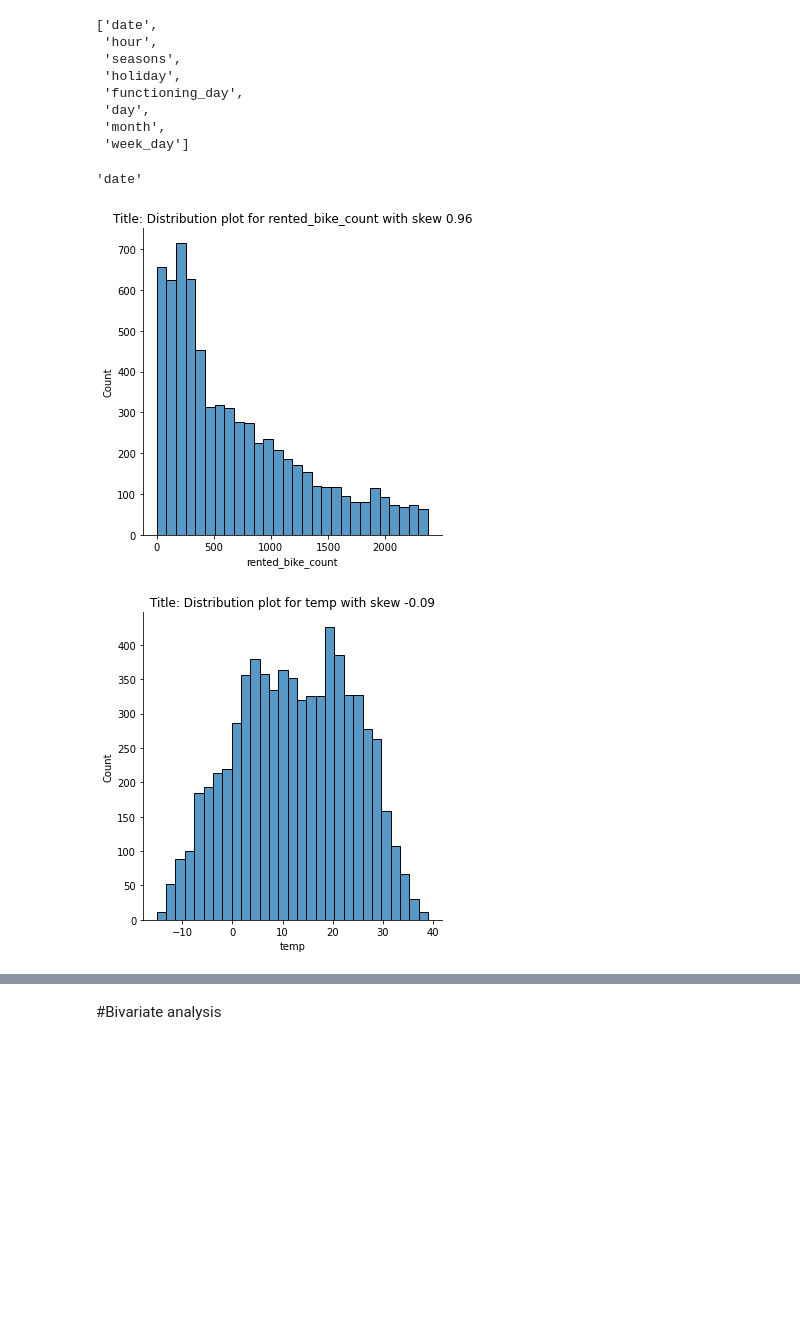
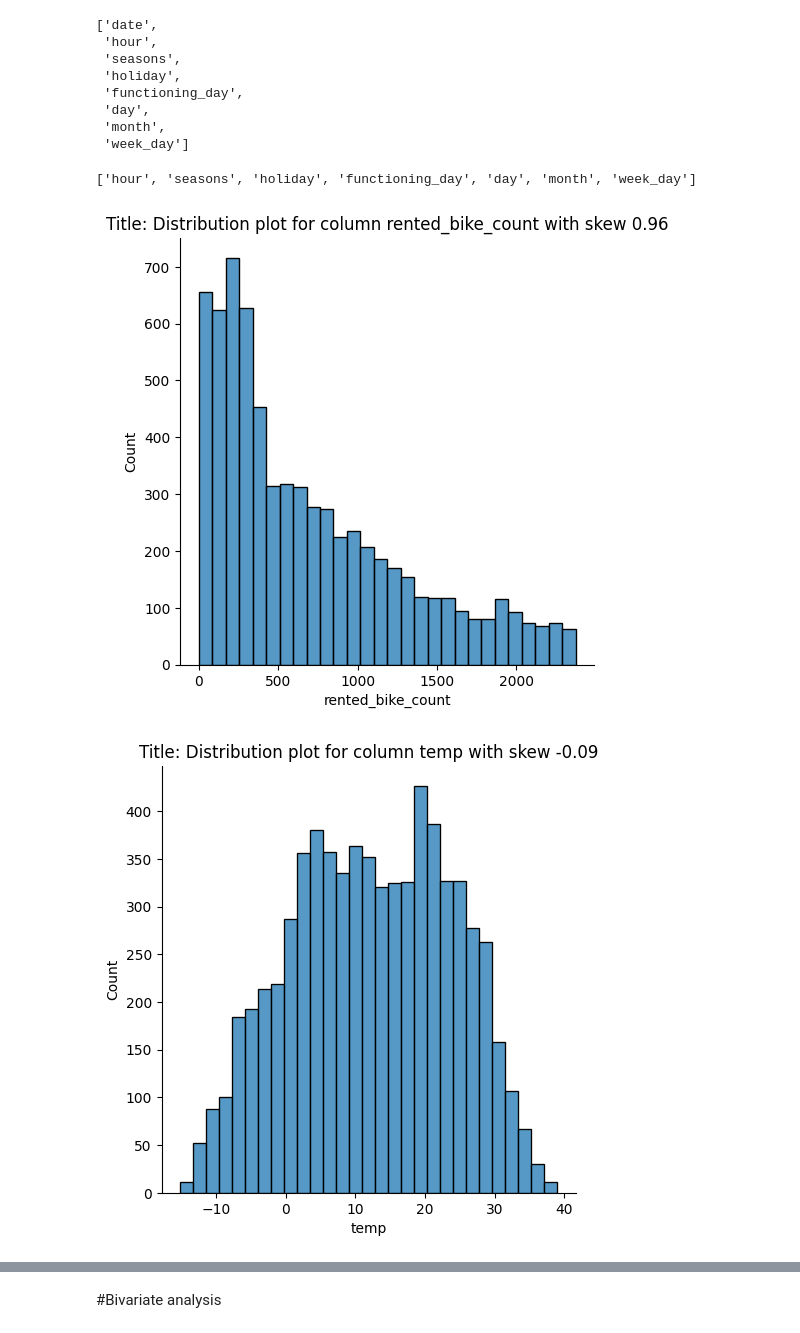
Before and after one commit to chandrakar-shubham/Bike-Sharing-Demand-Prediction--ML-regression-Project, a Jupyter notebook: Bike_Sharing_Demand_Prediction_Capstone_Project.ipynb, the cells around one changed output, grey strips where cells are left out. Cells and saved outputs as stored; diff of their text form; code cells hidden in the pictures; blank space fills up the shorter version.

```diff
--- a/Bike_Sharing_Demand_Prediction_Capstone_Project.ipynb
+++ b/Bike_Sharing_Demand_Prediction_Capstone_Project.ipynb
@@ -224,16 +273,18 @@ all_features = list(df.columns)
 #numerical features
 
 numerical_features = list(df.describe().columns)
-numerical_features.pop(1)
 
-
+numerical_features.remove("hour")
 #categorical features
 
 categorical_features = [col for col in all_features if col not in numerical_features]
 
 
 print(f'Name of all features are as follows : {all_features}')
+print(f'Total features : {len(all_features)}')
 print(f'Name of numerical features are as follows : {numerical_features}')
+print(f'Total numerical features : {len(numerical_features)}')
 print(f'Name of categorical features are as follows : {categorical_features}')
+print(f'Total categorical features: {len(categorical_features)}')
 # %% [output]
 Name of all features are as follows : ['date', 'rented_bike_count', 'hour', 'temp', 'humidity', 'wind_speed', 'visibility', 'dew_point_temperature', 'solar_radiation', 'rainfall', 'snowfall', 'seasons ...
@@ -331,11 +395,3 @@ len(df[df['wind_speed']>up_limit_ws])
 161
 # %%
 df = df[df['wind_speed']<up_limit_ws]
-# %%
-# plotting box plot after removing outliers
-
-for col in numerical_features:
-  sns.boxplot(x=df[col])
-  plt.title(f"Title: Box plot for {col}")
-  plt.grid()
-  plt.show()
@@ -447,7 +531,3 @@ Data columns (total 14 columns):
  13  functioning_day        6841 non-null   object
 dtypes: float64(6), int64(4), object(4)
 memory usage: 801.7+ KB
-# %%
-
-# convert the 'Date' column to datetime format
-df['date']= pd.to_datetime(df['date'])
@@ -622,0 +543,3 @@ Name: dew_point_temperature, Length: 513, dtype: int64
+# %%
+# convert the 'Date' column to datetime format
+df['date']= pd.to_datetime(df['date'],format="%d/%m/%Y")
@@ -715,8 +644,3 @@ categorical_features
  'day',
  'month',
  'week_day']
-# %%
-categorical_features
-categorical_features.pop(0)
-# %% [output]
-'date'
@@ -727,9 +647,21 @@ categorical_features.pop(0)
+# %%
+# removing date from this list
+
+categorical_features
+
+categorical_features.remove('date')
+
+print(categorical_features)
+# %% [output]
+['hour', 'seasons', 'holiday', 'functioning_day', 'day', 'month', 'week_day']
 # %%
 #checking distribution of all numerical features
 
 for col in numerical_features:
   sns.displot(df[col])
-  plt.title(f'Title: Distribution plot for {col} with skew {round(df[col].skew(),2)}')
+  plt.title(f'Title: Distribution plot for column {col} with skew {round(df[col].skew(),2)}')
+  plt.show()
+  print('\n')
 # %% [output]
-[figure, old version]
+[figure, new version]
-[figure, old version]
+[figure, new version]
```
Also changed, not shown: parts of 168 cells of this notebook.
